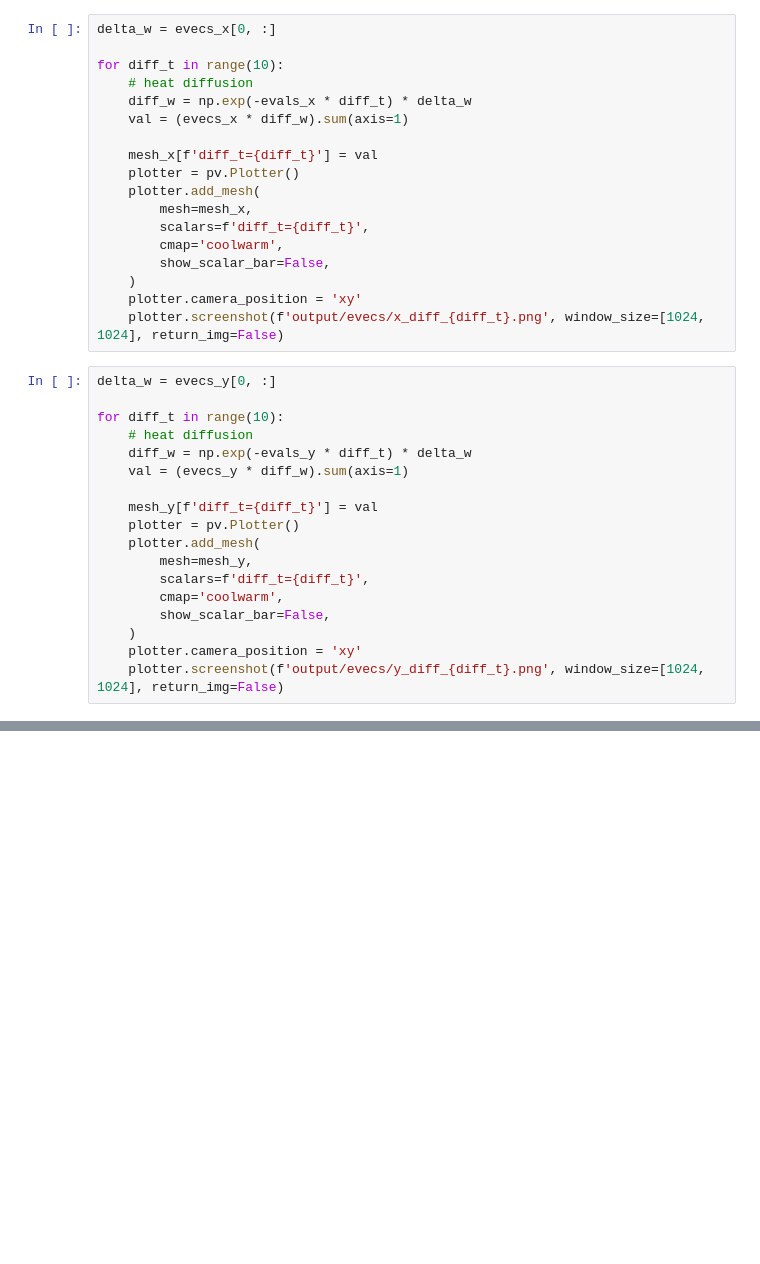
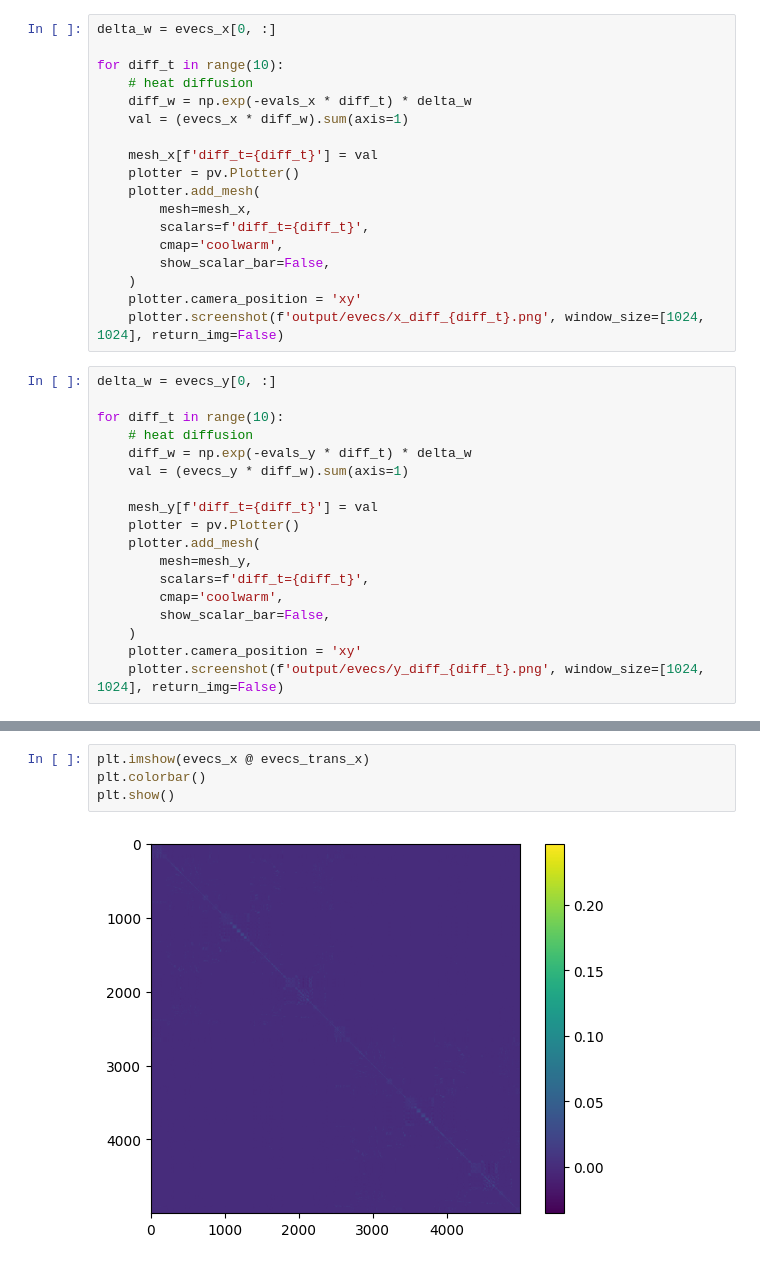
Before and after one commit to liu-qilong/urssm-replicate, a Jupyter notebook: notebook/evec-and-diffusion.ipynb, the cells around one changed output, grey strips where cells are left out. Drawn from its saved outputs; the diff is of its cells as text; blank space fills up the shorter version.

```diff
--- a/notebook/evec-and-diffusion.ipynb
+++ b/notebook/evec-and-diffusion.ipynb
@@ -82,0 +135,6 @@ for diff_t in range(10):
+# %%
+plt.imshow(evecs_x @ evecs_trans_x)
+plt.colorbar()
+plt.show()
+# %% [output]
+[figure, added]
```
Also changed, not shown: parts of 11 cells of this notebook, 8 other files.
